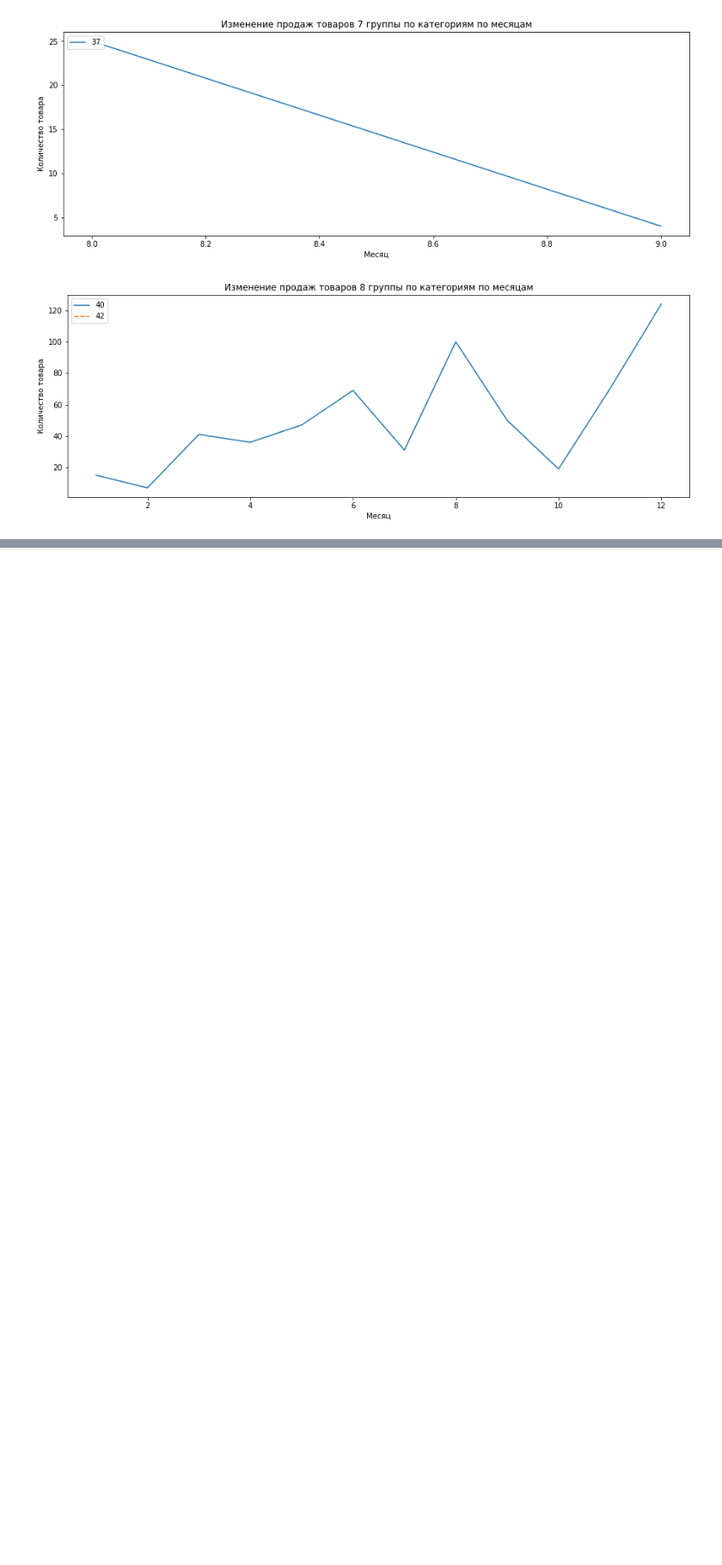
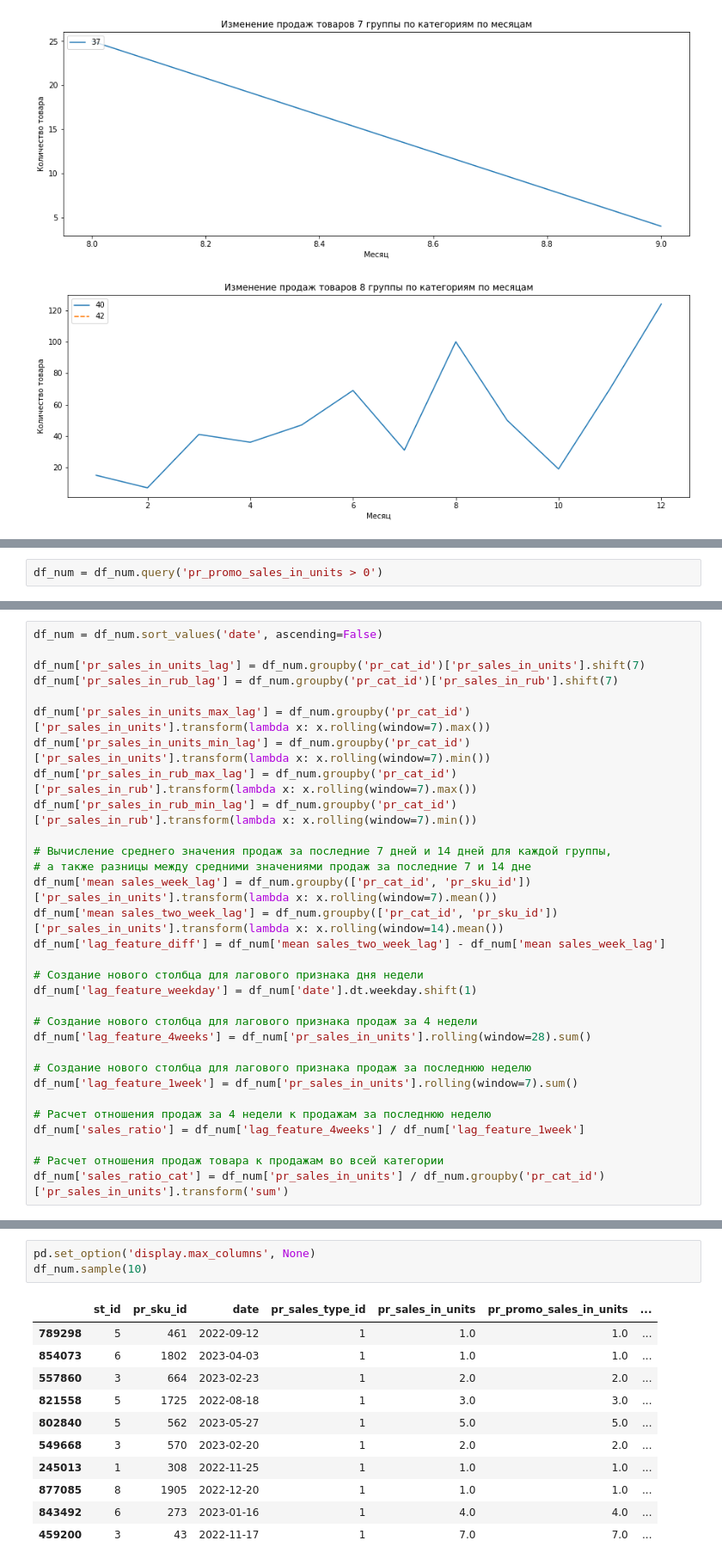
Before and after one commit to Vdol22/Proj_Lenta, a Jupyter notebook: lenta.ipynb, the cells around one changed output, grey strips where cells are left out. Shown at 86% size. Saved outputs shown, nothing was run; the diff lists cells and outputs as text; blank space fills up the shorter version.

```diff
--- a/lenta.ipynb
+++ b/lenta.ipynb
@@ -316,0 +322,2 @@ del df
+# %%
+df_num = df_num.query('pr_promo_sales_in_units > 0')
@@ -316,0 +342,31 @@ del df
+# %%
+df_num = df_num.sort_values('date', ascending=False)
+
+df_num['pr_sales_in_units_lag'] = df_num.groupby('pr_cat_id')['pr_sales_in_units'].shift(7)
+df_num['pr_sales_in_rub_lag'] = df_num.groupby('pr_cat_id')['pr_sales_in_rub'].shift(7)
+
+df_num['pr_sales_in_units_max_lag'] = df_num.groupby('pr_cat_id')['pr_sales_in_units'].transform(lambda x: x.rolling(window=7).max())
+df_num['pr_sales_in_units_min_lag'] = df_num.groupby('pr_cat_id')['pr_sales_in_units'].transform(lambda x: x.rolling(window=7).min())
+df_num['pr_sales_in_rub_max_lag'] = df_num.groupby('pr_cat_id')['pr_sales_in_rub'].transform(lambda x: x.rolling(window=7).max())
+df_num['pr_sales_in_rub_min_lag'] = df_num.groupby('pr_cat_id')['pr_sales_in_rub'].transform(lambda x: x.rolling(window=7).min())
+
+# Вычисление среднего значения продаж за последние 7 дней и 14 дней для каждой группы,
+# а также разницы между средними значениями продаж за последние 7 и 14 дне
+df_num['mean sales_week_lag'] = df_num.groupby(['pr_cat_id', 'pr_sku_id'])['pr_sales_in_units'].transform(lambda x: x.rolling(window=7).mean())
+df_num['mean sales_two_week_lag'] = df_num.groupby(['pr_cat_id', 'pr_sku_id'])['pr_sales_in_units'].transform(lambda x: x.rolling(window=14).mean())
+df_num['lag_feature_diff'] = df_num['mean sales_two_week_lag'] - df_num['mean sales_week_lag']
+
+# Создание нового столбца для лагового признака дня недели
+df_num['lag_feature_weekday'] = df_num['date'].dt.weekday.shift(1)
+
+# Создание нового столбца для лагового признака продаж за 4 недели
+df_num['lag_feature_4weeks'] = df_num['pr_sales_in_units'].rolling(window=28).sum()
+
+# Создание нового столбца для лагового признака продаж за последнюю неделю
+df_num['lag_feature_1week'] = df_num['pr_sales_in_units'].rolling(window=7).sum()
+
+# Расчет отношения продаж за 4 недели к продажам за последнюю неделю
+df_num['sales_ratio'] = df_num['lag_feature_4weeks'] / df_num['lag_feature_1week']
+
+# Расчет отношения продаж товара к продажам во всей категории
+df_num['sales_ratio_cat'] = df_num['pr_sales_in_units'] / df_num.groupby('pr_cat_id')['pr_sales_in_units'].transform('sum')
@@ -316,0 +393,15 @@ del df
+# %%
+pd.set_option('display.max_columns', None)
+df_num.sample(10)
+# %% [output]
+|  | st_id | pr_sku_id | date | pr_sales_type_id | pr_sales_in_units | pr_promo_sales_in_units | ... |
+| 789298 | 5 | 461 | 2022-09-12 | 1 | 1.0 | 1.0 | ... |
+| 854073 | 6 | 1802 | 2023-04-03 | 1 | 1.0 | 1.0 | ... |
+| 557860 | 3 | 664 | 2023-02-23 | 1 | 2.0 | 2.0 | ... |
+| 821558 | 5 | 1725 | 2022-08-18 | 1 | 3.0 | 3.0 | ... |
+| 802840 | 5 | 562 | 2023-05-27 | 1 | 5.0 | 5.0 | ... |
+| 549668 | 3 | 570 | 2023-02-20 | 1 | 2.0 | 2.0 | ... |
+| 245013 | 1 | 308 | 2022-11-25 | 1 | 1.0 | 1.0 | ... |
+| 877085 | 8 | 1905 | 2022-12-20 | 1 | 1.0 | 1.0 | ... |
+| 843492 | 6 | 273 | 2023-01-16 | 1 | 4.0 | 4.0 | ... |
+| 459200 | 3 | 43 | 2022-11-17 | 1 | 7.0 | 7.0 | ... |
```
Also changed, not shown: parts of 6 cells of this notebook.
